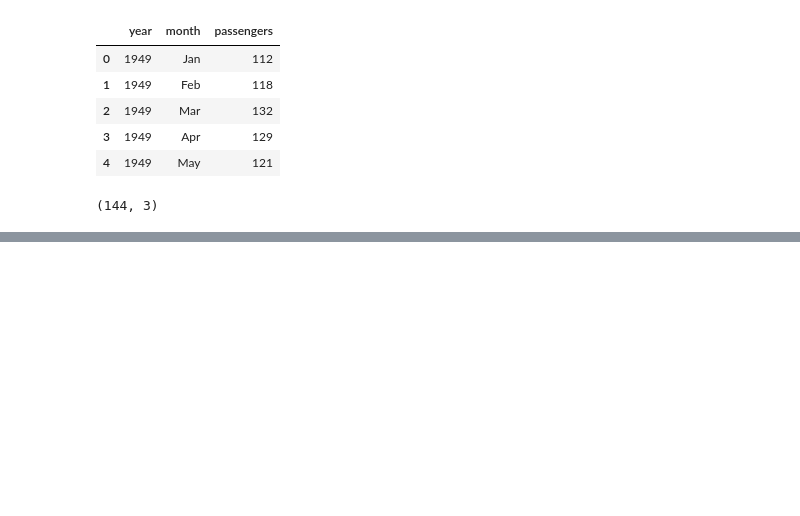
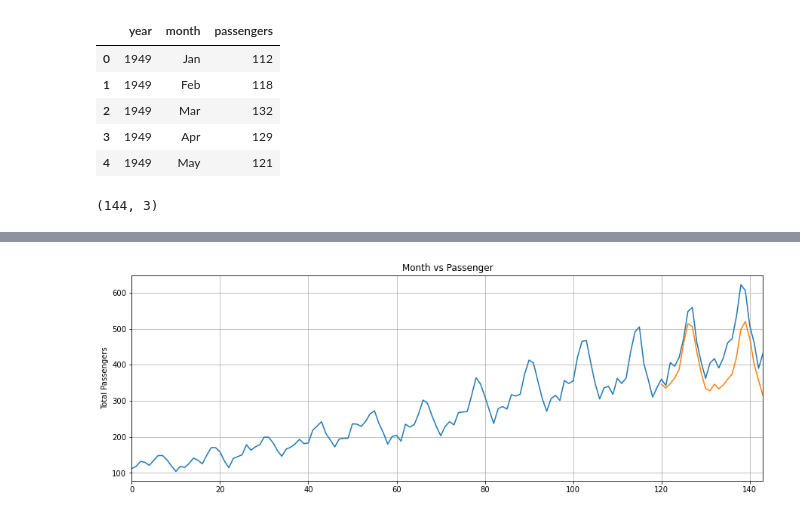
Before and after one commit to uoe-mlp/pythia, a Jupyter notebook: tutorials/alessandro/malik.ipynb, the cells around one changed output, grey strips where cells are left out. Cells and saved outputs as stored; diff of their text form; code cells hidden in the pictures; blank space fills up the shorter version.

```diff
--- a/tutorials/alessandro/malik.ipynb
+++ b/tutorials/alessandro/malik.ipynb
@@ -47,0 +179,7 @@ flight_data.shape
+# %%
+# Building the model
+num_lstm_layers=2
+model = LSTM(hidden_layer_size=32, num_lstm_layers=num_lstm_layers)
+loss_function = nn.MSELoss()
+optimizer = torch.optim.Adam(model.parameters(), lr=5e-4, weight_decay=1e-5)
+print(model)
@@ -47,0 +219,5 @@ flight_data.shape
+# %%
+fut_pred = 24
+
+test_inputs = train_data_normalized[-train_window:].tolist()
+print(test_inputs)
@@ -47,0 +231,11 @@ flight_data.shape
+# %%
+model.eval()
+
+for i in range(fut_pred):
+    seq = torch.FloatTensor(test_inputs[-train_window:])
+    with torch.no_grad():
+        # model.hidden = (torch.zeros(num_lstm_layers, 1, model.hidden_layer_size),
+        #                 torch.zeros(num_lstm_layers, 1, model.hidden_layer_size))
+        test_inputs.append(model(seq).item())
+
+test_inputs[fut_pred:]
@@ -47,0 +260,3 @@ flight_data.shape
+# %%
+actual_predictions = scaler.inverse_transform(np.array(test_inputs[train_window:] ).reshape(-1, 1))
+print(actual_predictions)
@@ -47,0 +281,11 @@ flight_data.shape
+# %%
+x = np.arange(144-train_window, 144, 1)
+plt.title('Month vs Passenger')
+plt.ylabel('Total Passengers')
+plt.grid(True)
+plt.autoscale(axis='x', tight=True)
+plt.plot(flight_data['passengers'])
+plt.plot(x,actual_predictions)
+plt.show()
+# %% [output]
+[figure, added]
```
Also changed, not shown: parts of 20 cells of this notebook.
